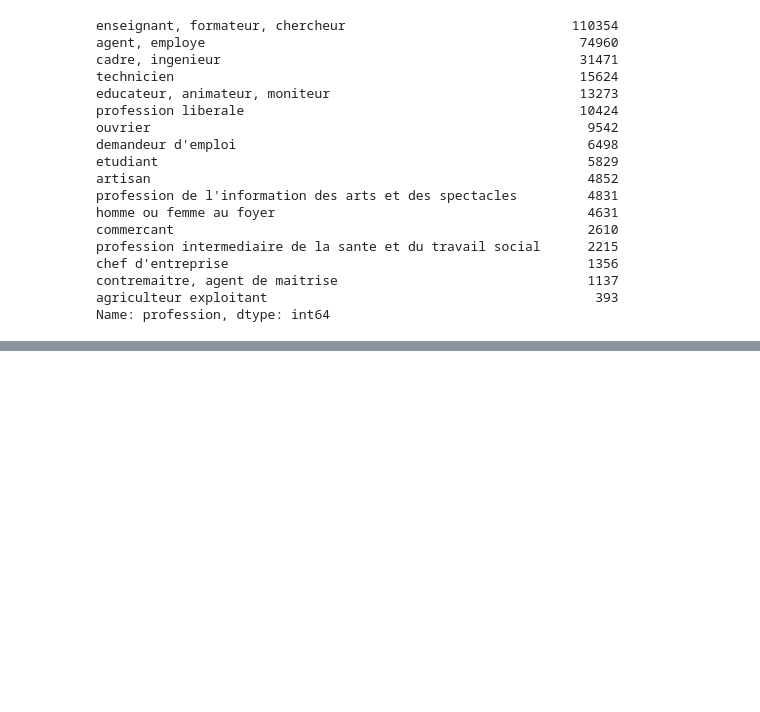
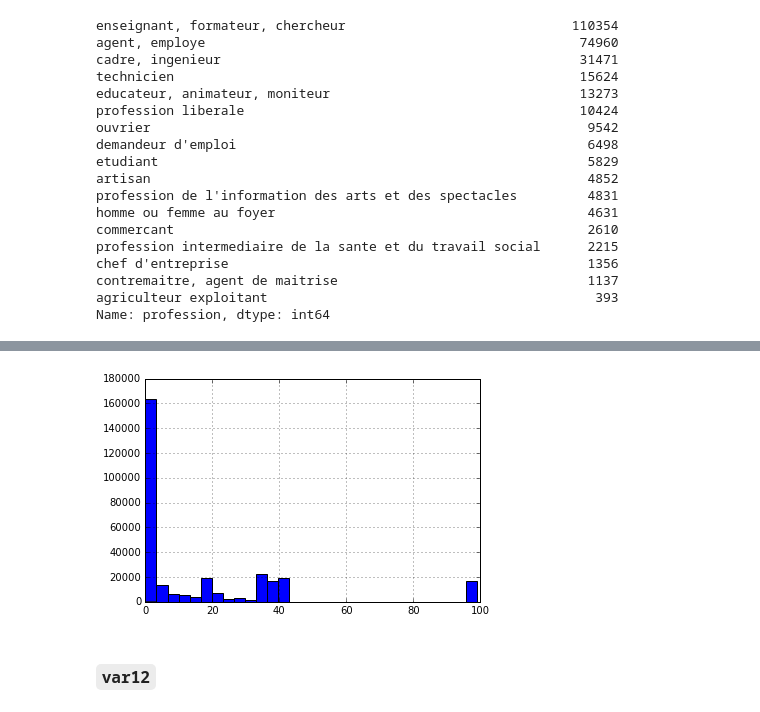
Before and after one commit to demidovakatya/competitions, a Jupyter notebook: Untitled.ipynb, the cells around one changed output, grey strips where cells are left out. Saved outputs shown, nothing was run; the diff lists cells and outputs as text; code cells hidden in the pictures; blank space fills up the shorter version.

```diff
--- a/Untitled.ipynb
+++ b/Untitled.ipynb
@@ -251,0 +434,6 @@ Name: profession, dtype: int64
+# %%
+X.var11.hist(bins=30);
+# %% [output]
+[figure, added]
+# %% [markdown]
+### `var12`
```
Also changed, not shown: parts of 58 cells of this notebook.
